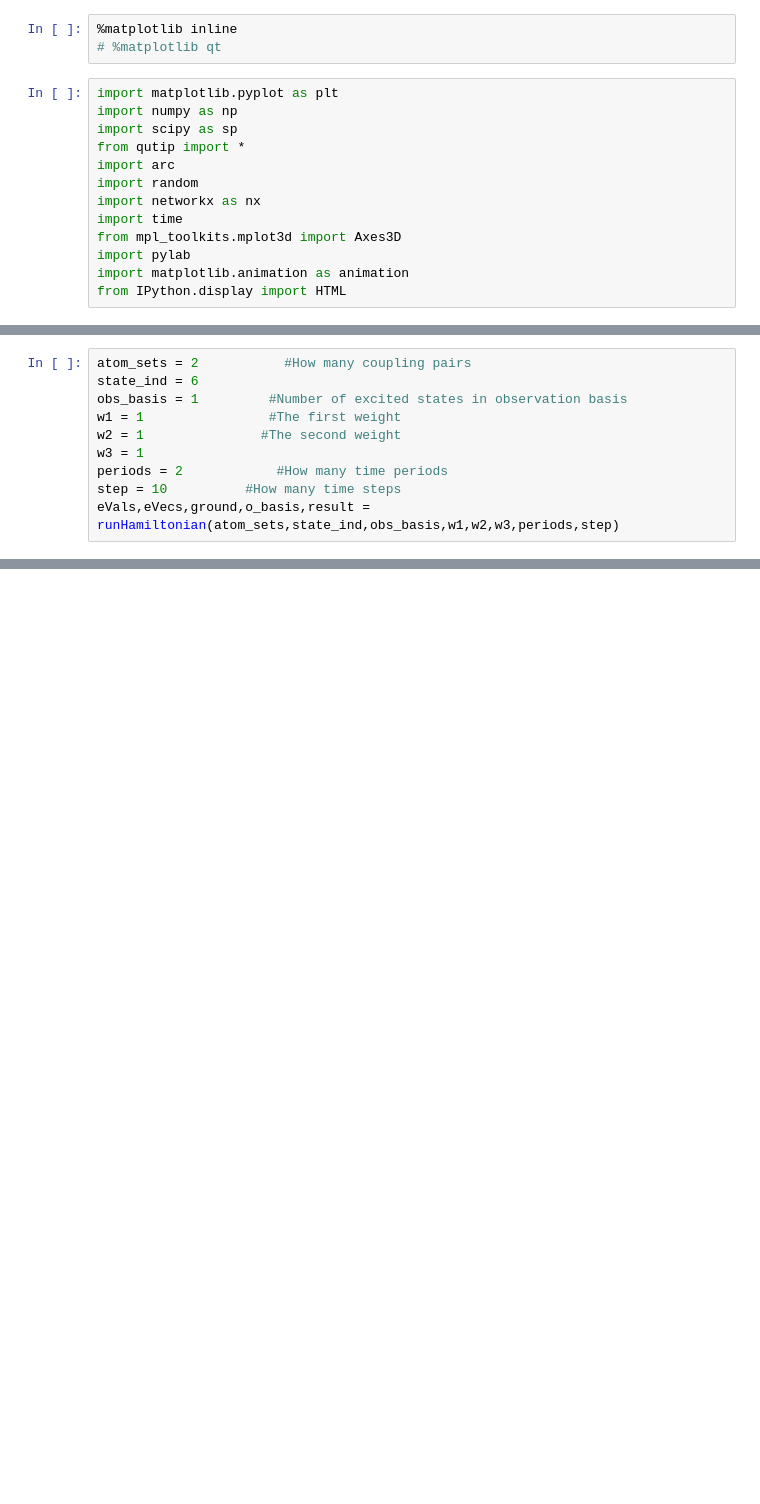
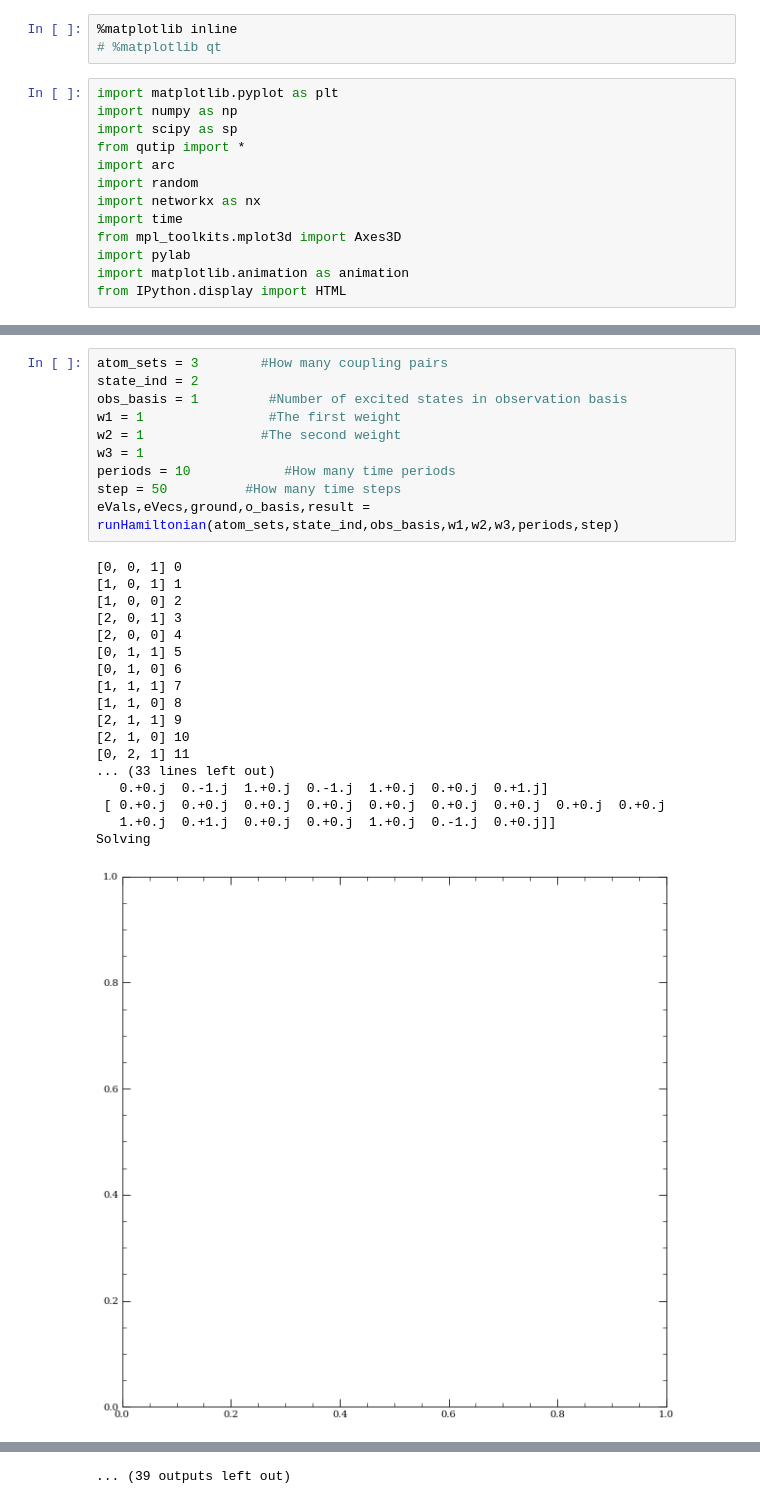
Before and after one commit to JordanK10/bernien_lab, a Jupyter notebook: Hamiltonians/Haldane_Model/hexagonal_lattice.ipynb, the cells around one changed output, grey strips where cells are left out. Drawn from its saved outputs; the diff is of its cells as text; blank space fills up the shorter version.

```diff
--- a/Hamiltonians/Haldane_Model/hexagonal_lattice.ipynb
+++ b/Hamiltonians/Haldane_Model/hexagonal_lattice.ipynb
@@ -311,12 +306,31 @@ def reduceBlockDiagonalOperator(H,S,n,pn,operator): #Reduces BD Hamiltonian to s
         state_red = [diag_state[i][0] for i in range(l_bound,r_bound)]
         return Qobj(state_red,shape = [[r_bound-l_bound],[1]])
 # %%
-atom_sets = 2           #How many coupling pairs
-state_ind = 6
+atom_sets = 3        #How many coupling pairs
+state_ind = 2
 obs_basis = 1         #Number of excited states in observation basis
 w1 = 1                #The first weight
 w2 = 1               #The second weight
 w3 = 1
-periods = 2            #How many time periods
-step = 10          #How many time steps
+periods = 10            #How many time periods
+step = 50          #How many time steps
 eVals,eVecs,ground,o_basis,result = runHamiltonian(atom_sets,state_ind,obs_basis,w1,w2,w3,periods,step)
+# %% [output]
+[0, 0, 1] 0
+[1, 0, 1] 1
+[1, 0, 0] 2
+[2, 0, 1] 3
+[2, 0, 0] 4
+[0, 1, 1] 5
+[0, 1, 0] 6
+[1, 1, 1] 7
+[1, 1, 0] 8
+[2, 1, 1] 9
+[2, 1, 0] 10
+[0, 2, 1] 11
+... (33 lines left out)
+   0.+0.j  0.-1.j  1.+0.j  0.-1.j  1.+0.j  0.+0.j  0.+1.j]
+ [ 0.+0.j  0.+0.j  0.+0.j  0.+0.j  0.+0.j  0.+0.j  0.+0.j  0.+0.j  0.+0.j
+   1.+0.j  0.+1.j  0.+0.j  0.+0.j  1.+0.j  0.-1.j  0.+0.j]]
+Solving
+[figure, added]
@@ -322,0 +347 @@ eVals,eVecs,ground,o_basis,result = runHamiltonian(atom_sets,state_ind,obs_basis
+... (39 outputs left out)
```
Also changed, not shown: parts of 2 cells of this notebook, 18 other files.
